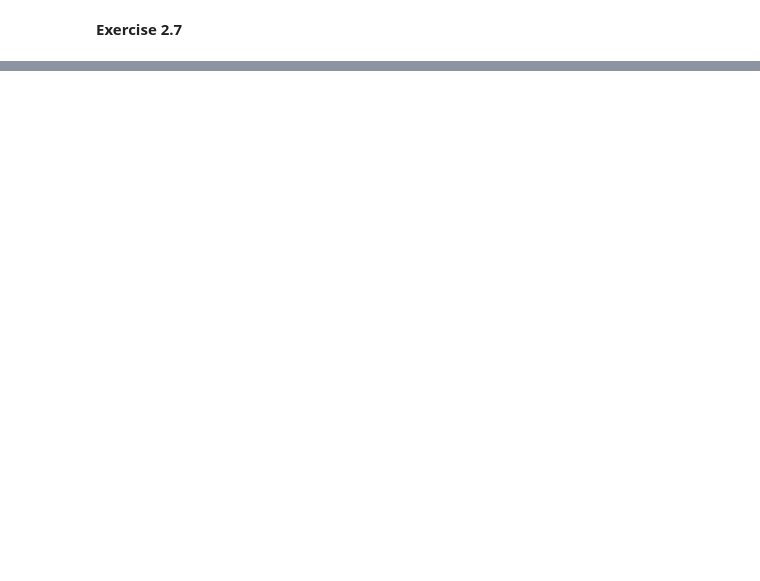
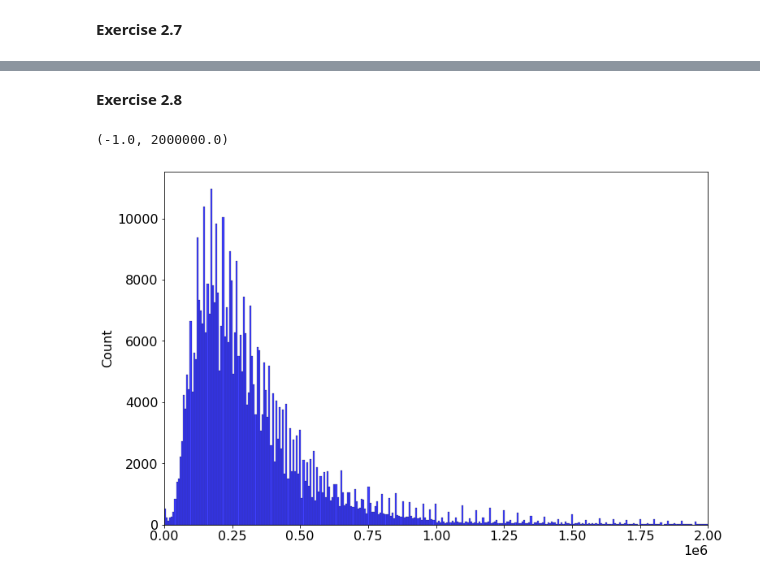
Before and after one commit to ndoyle815/MA930, a Jupyter notebook: Week6/Lecture 2.ipynb, the cells around one changed output, grey strips where cells are left out. Drawn from its saved outputs; the diff is of its cells as text; code cells hidden in the pictures; blank space fills up the shorter version.

Commit message:
basic statistics exercises

```diff
--- a/Week6/Lecture 2.ipynb
+++ b/Week6/Lecture 2.ipynb
@@ -128,0 +190,9 @@ sns.histplot(sigmas,color='b',kde=True)
+# %% [markdown]
+**Exercise 2.8**
+# %%
+plt.figure(figsize=(12,8))
+sns.histplot(prices, color='b')
+plt.xlim([-1,2e6])
+# %% [output]
+(-1.0, 2000000.0)
+[figure, added]
```
Also changed, not shown: parts of 18 cells of this notebook.
